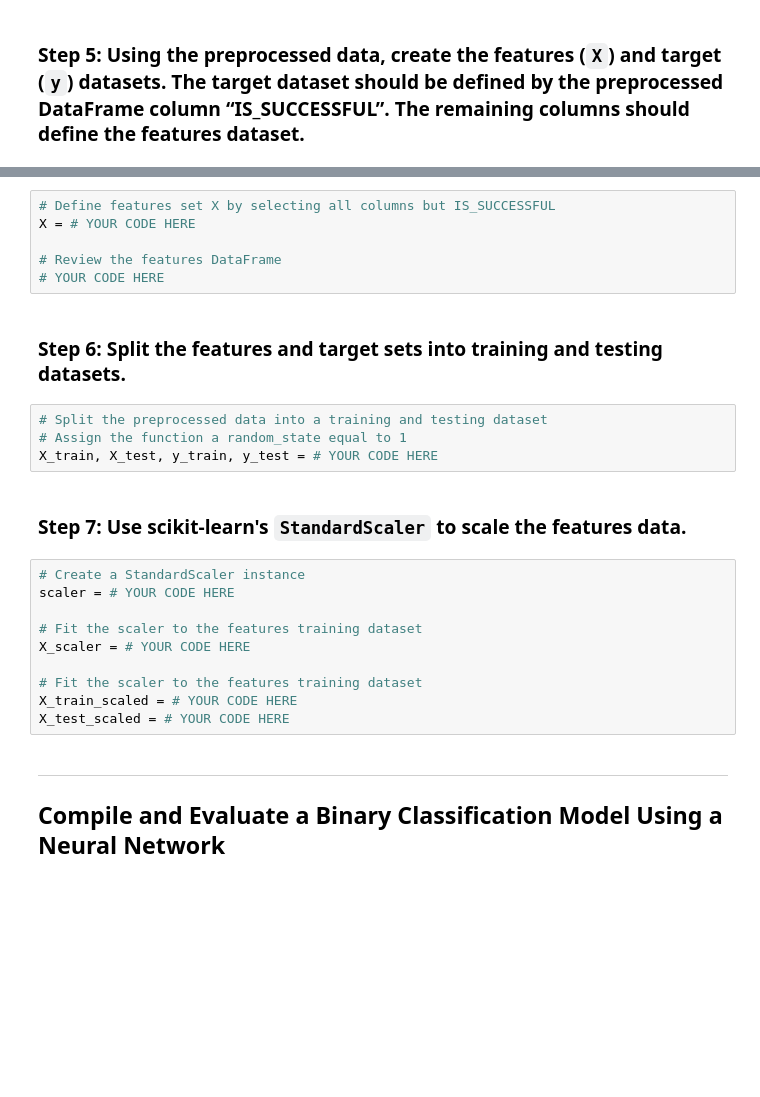
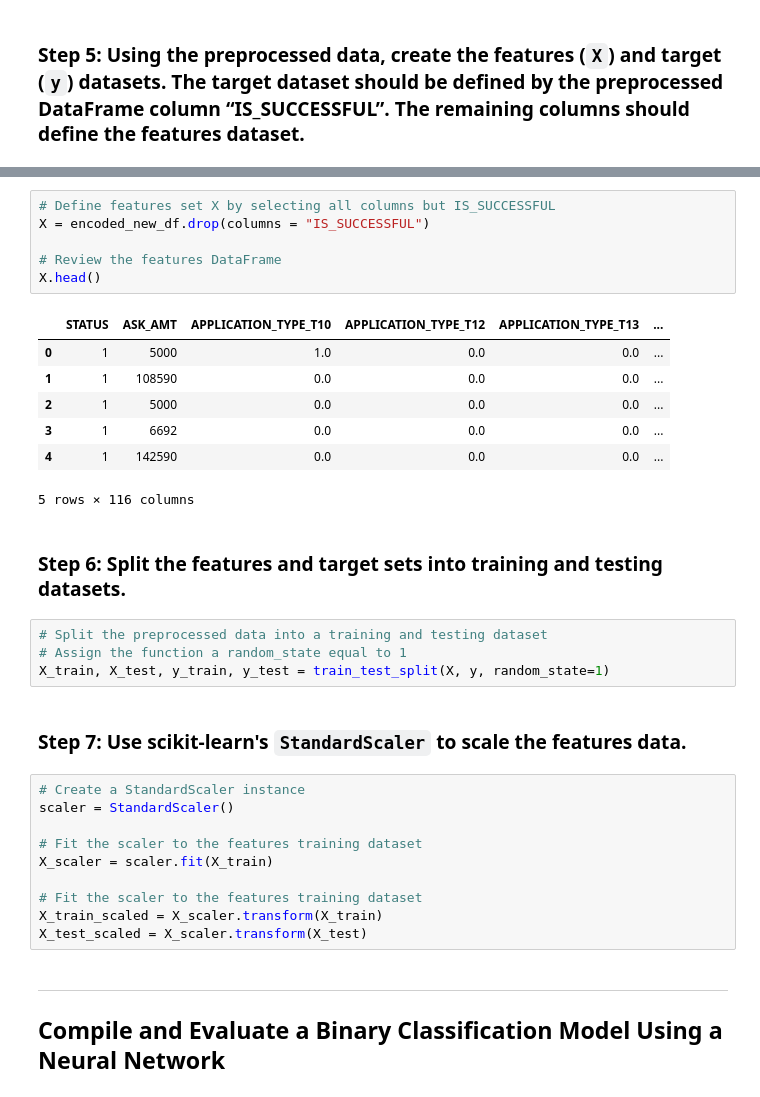
Before and after one commit to alexnovis1/Columbia_Module_13, a Jupyter notebook: venture_funding_with_deep_learning.ipynb, the cells around one changed output, grey strips where cells are left out. Saved outputs shown, nothing was run; the diff lists cells and outputs as text; blank space fills up the shorter version.

```diff
--- a/venture_funding_with_deep_learning.ipynb
+++ b/venture_funding_with_deep_learning.ipynb
@@ -201,27 +234,35 @@ y = # YOUR CODE HERE
 # %%
 # Define features set X by selecting all columns but IS_SUCCESSFUL
-X = # YOUR CODE HERE
+X = encoded_new_df.drop(columns = "IS_SUCCESSFUL")
 
 # Review the features DataFrame
-# YOUR CODE HERE
+X.head()
+# %% [output]
+|  | STATUS | ASK_AMT | APPLICATION_TYPE_T10 | APPLICATION_TYPE_T12 | APPLICATION_TYPE_T13 | ... |
+| 0 | 1 | 5000 | 1.0 | 0.0 | 0.0 | ... |
+| 1 | 1 | 108590 | 0.0 | 0.0 | 0.0 | ... |
+| 2 | 1 | 5000 | 0.0 | 0.0 | 0.0 | ... |
+| 3 | 1 | 6692 | 0.0 | 0.0 | 0.0 | ... |
+| 4 | 1 | 142590 | 0.0 | 0.0 | 0.0 | ... |
+5 rows × 116 columns
 # %% [markdown]
 ### Step 6: Split the features and target sets into training and testing datasets.
 # %%
 # Split the preprocessed data into a training and testing dataset
 # Assign the function a random_state equal to 1
-X_train, X_test, y_train, y_test = # YOUR CODE HERE
+X_train, X_test, y_train, y_test = train_test_split(X, y, random_state=1)
 # %% [markdown]
 ### Step 7: Use scikit-learn's `StandardScaler` to scale the features data.
 # %%
 # Create a StandardScaler instance
-scaler = # YOUR CODE HERE
+scaler = StandardScaler()
 
 # Fit the scaler to the features training dataset
-X_scaler = # YOUR CODE HERE
+X_scaler = scaler.fit(X_train)
 
 # Fit the scaler to the features training dataset
-X_train_scaled = # YOUR CODE HERE
-X_test_scaled = # YOUR CODE HERE
+X_train_scaled = X_scaler.transform(X_train)
+X_test_scaled = X_scaler.transform(X_test)
 # %% [markdown]
 ---
 
```
Also changed, not shown: parts of 15 cells of this notebook.
